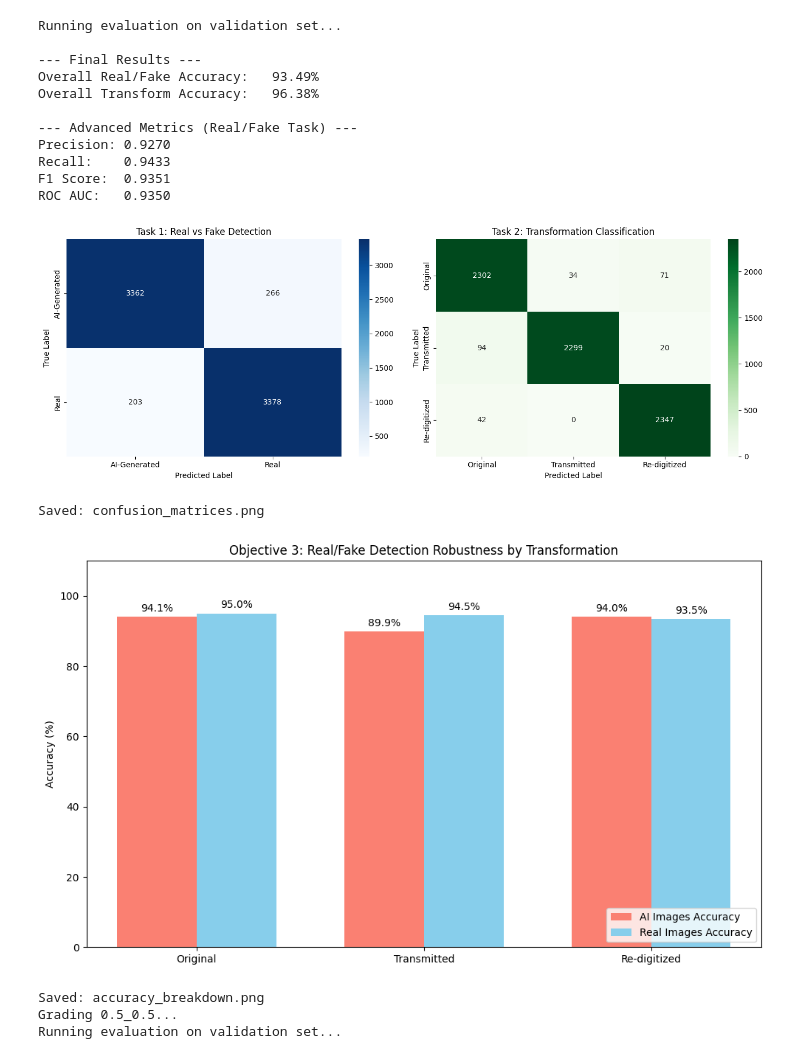
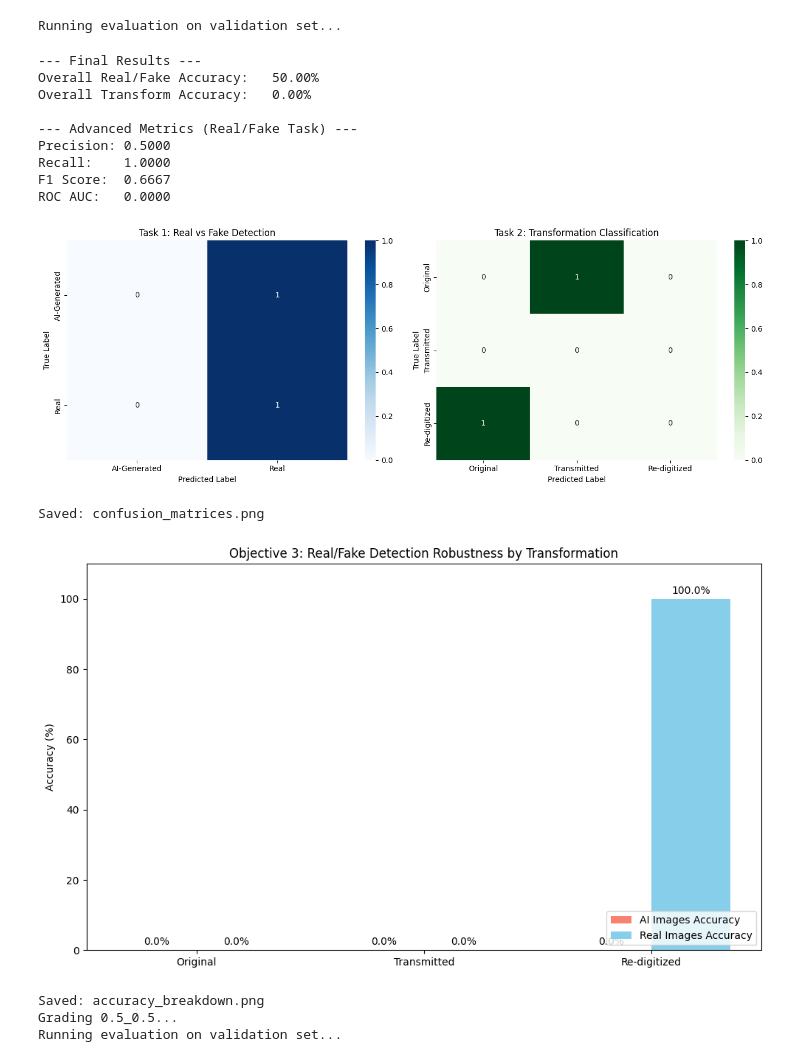
Before and after one commit to francescoinnocenzi/DeepFakeDetection, a Jupyter notebook: main.ipynb, the cells around one changed output. Saved outputs shown, nothing was run; the diff lists cells and outputs as text; code cells hidden in the pictures.

```diff
--- a/main.ipynb
+++ b/main.ipynb
@@ -66,7 +66,7 @@ Zero leakage! Your split is truly safe.
 # %%
 from src.data.dataloader import get_dataloaders
 
-train_loader, val_loader = get_dataloaders(data_dir="src/data/RRDataset_final", batch_size=64)
+train_loader, val_loader, test_loader = get_dataloaders(data_dir="src/data/RRDataset_final", batch_size=64)
 
 # Grab one batch
 sample = next(iter(train_loader))
@@ -132,49 +128,48 @@ best_model = MultiTaskModel().to(device)
 
 best_model.load_state_dict(torch.load("models/model_05_05.pth", map_location=device))
 
-evaluate_model(best_model, val_loader, device)
+evaluate_model(best_model, test_loader, device)
 
 # Plot the ablation study
 model_files = {
     #'1.0_0.0': 'models/model_10_00.pth',
     #'0.0_1.0': 'models/model_00_10.pth',
     '0.5_0.5': 'models/model_05_05.pth',
     #'0.8_0.2': 'models/model_08_02.pth',
     #'0.2_0.8': 'models/model_02_08.pth'
 }
 
 real_ablation_results = {}
 
 for weight_key, file_path in model_files.items():
     print(f"Grading {weight_key}...")
 
     # Load each saved model one by one
     temp_model = MultiTaskModel().to(device)
     temp_model.load_state_dict(torch.load(file_path, map_location=device))
 
     # Run the validation loop to get the real accuracies
-    acc_rf, acc_trans = evaluate_model(temp_model, val_loader, device, quiet_mode=True)
+    acc_rf, acc_trans = evaluate_model(temp_model, test_loader, device, quiet_mode=True)
 
     # Save to your dictionary automatically
     real_ablation_results[weight_key] = (acc_rf * 100, acc_trans * 100)
 
 # 5. Draw the final graph using your real data!
 # plot_ablation_study(real_ablation_results)
 # %% [output]
 Running evaluation on validation set...
-
---- Final Results ---
-Overall Real/Fake Accuracy:   93.49%
-Overall Transform Accuracy:   96.38%
-
---- Advanced Metrics (Real/Fake Task) ---
-Precision: 0.9270
-Recall:    0.9433
-F1 Score:  0.9351
-ROC AUC:   0.9350
+--- Final Results ---
+Overall Real/Fake Accuracy:   50.00%
+Overall Transform Accuracy:   0.00%
+
+--- Advanced Metrics (Real/Fake Task) ---
+Precision: 0.5000
+Recall:    1.0000
+F1 Score:  0.6667
+ROC AUC:   0.0000
-[figure, old version]
+[figure, new version]
-Saved: confusion_matrices.png
+Saved: confusion_matrices.png
-[figure, old version]
+[figure, new version]
-Saved: accuracy_breakdown.png
-Grading 0.5_0.5...
-Running evaluation on validation set...
+Saved: accuracy_breakdown.png
+Grading 0.5_0.5...
+Running evaluation on validation set...
```
Also changed, not shown: parts of 4 cells of this notebook, 7 other files.
